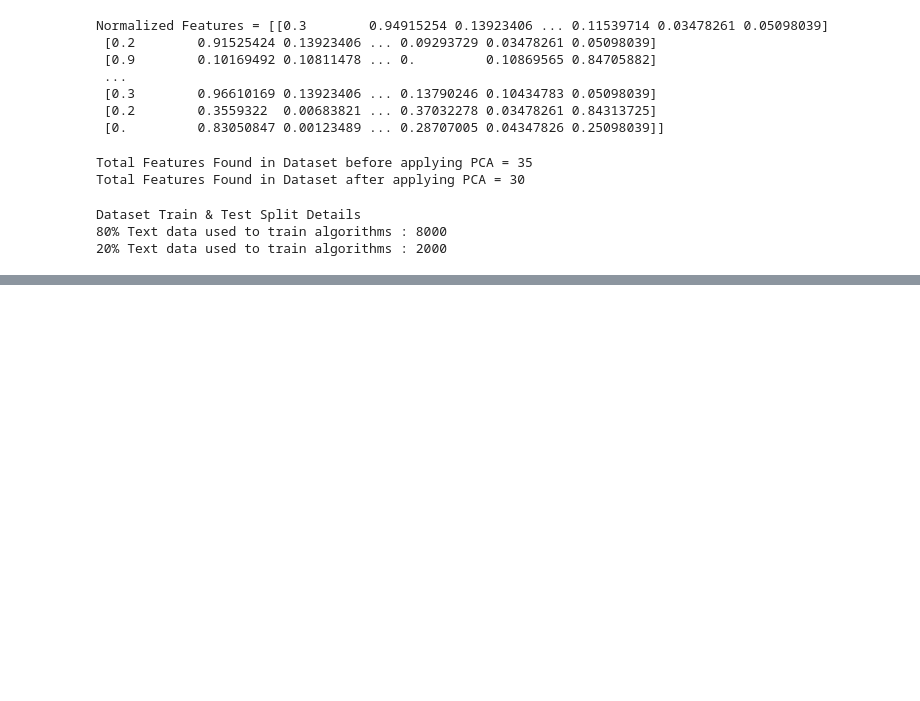
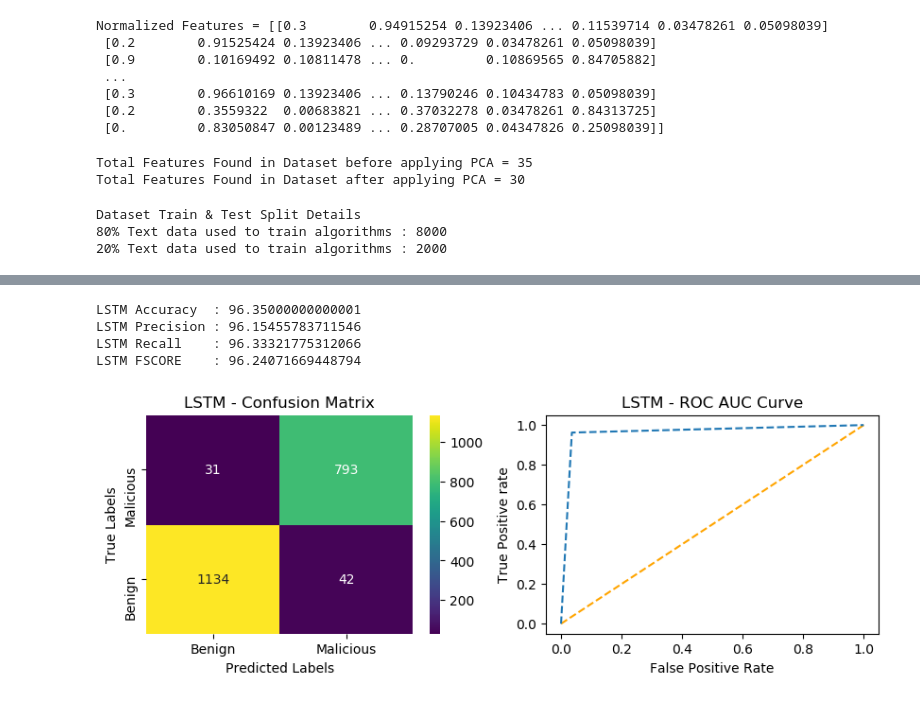
Before and after one commit to seerapusairam/Design-Of-An-Intrusion-Detection-Model-for-IoT-Enabled-Smart-Homes, a Jupyter notebook: IOTIntrusionDetection.ipynb, the cells around one changed output, grey strips where cells are left out. Saved outputs shown, nothing was run; the diff lists cells and outputs as text; code cells hidden in the pictures; blank space fills up the shorter version.

Commit message:
implemented LSTM algorithm

```diff
--- a/IOTIntrusionDetection.ipynb
+++ b/IOTIntrusionDetection.ipynb
@@ -353 +349,62 @@ CNN2D FSCORE    : 100.0
 [figure]
+# %%
+# Reshape the input features for LSTM
+# LSTM expects 3D input: (samples, timesteps, features)
+X_train1 = np.reshape(X_train, (X_train.shape[0], X_train.shape[1], 1))
+X_test1 = np.reshape(X_test, (X_test.shape[0], X_test.shape[1], 1))
+
+# One-hot encode the target labels for classification
+y_train1 = to_categorical(y_train)
+y_test1 = to_categorical(y_test)
+
+# Defining deep learning sequential object
+lstm_model = Sequential()
+
+# Adding LSTM layer with 100 filters to filter given input X train data to select relevant features
+lstm_model.add(LSTM(32,input_shape=(X_train1.shape[1], X_train1.shape[2])))
+
+# Adding dropout layer to remove irrelevant features
+lstm_model.add(Dropout(0.2))
+
+# Add a Dense (fully connected) layer with 32 neurons and ReLU activation
+lstm_model.add(Dense(32, activation='relu'))
+
+# Defining output layer for prediction
+lstm_model.add(Dense(y_train1.shape[1], activation='softmax'))
+
+# Compile the model with categorical crossentropy loss and Adam optimizer
+lstm_model.compile(loss='categorical_crossentropy', optimizer='adam', metrics=['accuracy'])
+
+# Start training model on train data and perform validation on test data
+# Train and load the model
+if os.path.exists("model/lstm_weights.hdf5") == False:
+    # Compile the model with categorical crossentropy loss and Adam optimizer
+    model_check_point = ModelCheckpoint(filepath='model/lstm_weights.hdf5', verbose = 1, save_best_only = True)
+
+    # Train the model on training data and validate on test data
+    hist = lstm_model.fit(X_train1, y_train1, batch_size = 16, epochs = 20, validation_data=(X_test1, y_test1), callbacks=[model_check_point], verbose=1)
+
+    # Save the training history for later analysis
+    f = open('model/lstm_history.pckl', 'wb')
+    pickle.dump(hist.history, f)
+    f.close()
+else:
+    # Load previously saved best model weights if they exist
+    lstm_model.load_weights("model/lstm_weights.hdf5")
+
+# Evaluate the model on test data
+# Perform prediction on test data
+predict = lstm_model.predict(X_test1)
+
+# Convert probabilities to class labels
+predict = np.argmax(predict, axis=1)
+y_test1 = np.argmax(y_test1, axis=1)
+
+# Calculate and print accuracy, precision, recall, f-score, confusion matrix, and ROC curve
+calculateMetrics("LSTM", predict, y_test)
+# %% [output]
+LSTM Accuracy  : 96.35000000000001
+LSTM Precision : 96.15455783711546
+LSTM Recall    : 96.33321775312066
+LSTM FSCORE    : 96.24071669448794
+[figure, added]
```
Also changed, not shown: parts of 4 cells of this notebook, 2 other files.
